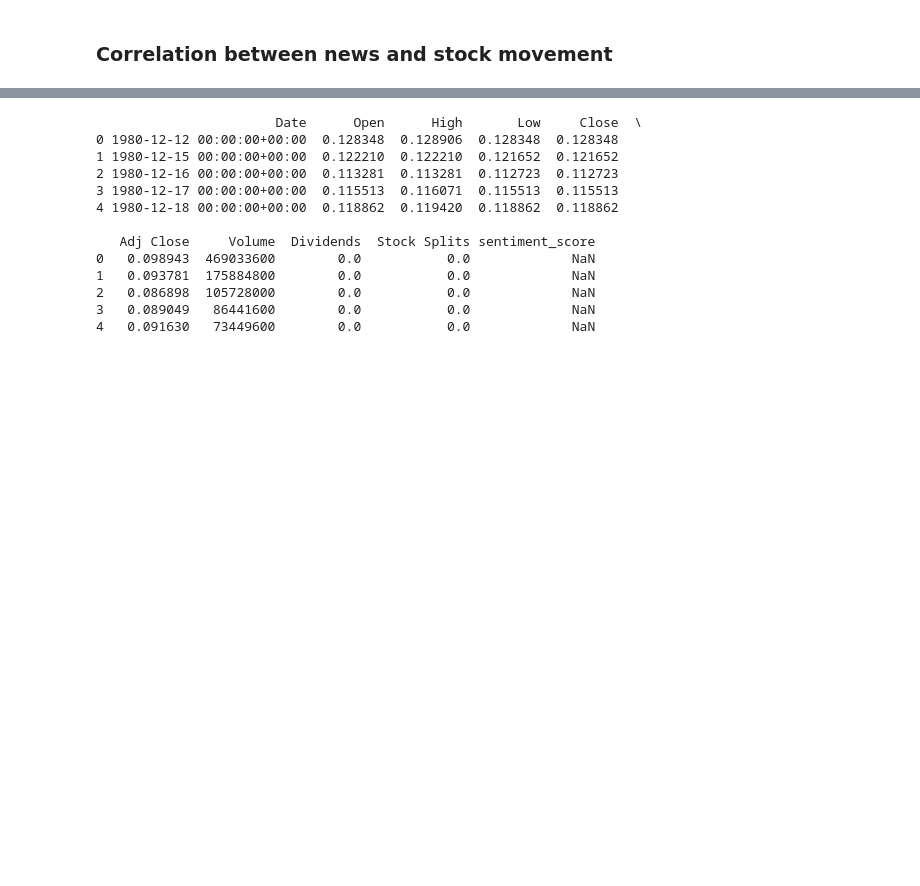
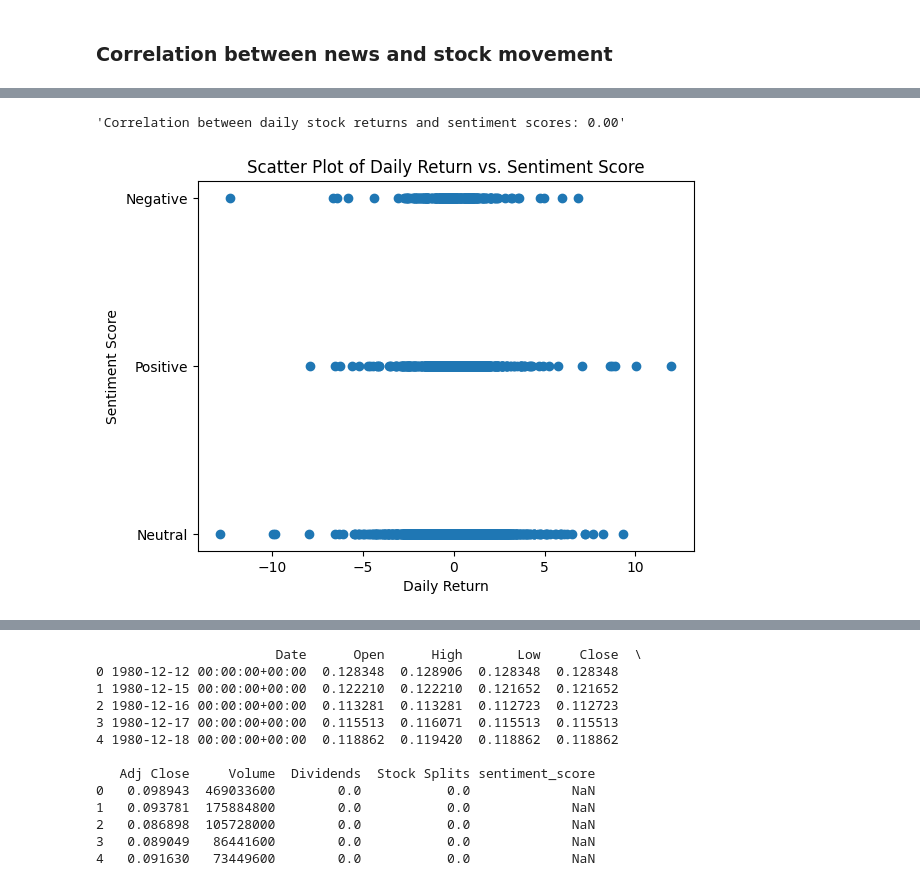
Before and after one commit to amannnnnyyyy/Stock-Price-Prediction, a Jupyter notebook: notebooks/analysis.ipynb, the cells around one changed output, grey strips where cells are left out. Saved outputs shown, nothing was run; the diff lists cells and outputs as text; code cells hidden in the pictures; blank space fills up the shorter version.

Commit message:
task 3 correction

```diff
--- a/notebooks/analysis.ipynb
+++ b/notebooks/analysis.ipynb
@@ -730,0 +747,9 @@ news = pd.read_csv('../docs/raw_analyst_ratings.csv')
+# %%
+#news['date'] = pd.to_datetime(news['date'],format='ISO8601')
+#stock_data['AAPL']['date'] = pd.to_datetime(stock_data['AAPL']['Date'],format='ISO8601')
+news['date'] = pd.to_datetime(news['date'],format='ISO8601').dt.tz_localize(None)
+stock_data['TSLA']['date'] = pd.to_datetime(stock_data['TSLA']['Date'],format='ISO8601').dt.tz_localize(None)
+# %%
+from IPython.display import display
+aligned_data = pd.merge(news, stock_data['TSLA'], on='date', how='inner')
+display(aligned_data)
@@ -730,0 +770,7 @@ news = pd.read_csv('../docs/raw_analyst_ratings.csv')
+# %%
+from scripts.getSentiment import get_sentiment
+from scripts.getSentiment import classify_sentiment_score
+
+aligned_data['sentiment'] = aligned_data['headline'].apply(get_sentiment)
+
+aligned_data['sentiment_score_class'] = aligned_data['sentiment'].apply(classify_sentiment_score)
@@ -730,0 +782,13 @@ news = pd.read_csv('../docs/raw_analyst_ratings.csv')
+# %%
+aligned_data['date'] = pd.to_datetime(aligned_data['date']).dt.tz_localize(None)
+
+# Sort DataFrame by date to ensure correct order
+stock_prices = aligned_data.sort_values(by='date')
+
+# Calculate daily stock returns
+stock_prices['daily_return'] = stock_prices['Close'].pct_change() * 100
+
+stock_prices['daily_return'] = stock_prices['daily_return'].fillna(0)
+
+# Display the DataFrame with daily returns
+display(stock_prices.head())
@@ -730,0 +802,13 @@ news = pd.read_csv('../docs/raw_analyst_ratings.csv')
+# %%
+correlation = stock_prices[['daily_return', 'sentiment']].corr().iloc[0, 1]
+display(f'Correlation between daily stock returns and sentiment scores: {correlation:.2f}')
+# %% [output]
+'Correlation between daily stock returns and sentiment scores: 0.00'
+# %%
+plt.scatter(stock_prices['daily_return'], stock_prices['sentiment_score_class'])
+plt.xlabel('Daily Return')
+plt.ylabel('Sentiment Score')
+plt.title('Scatter Plot of Daily Return vs. Sentiment Score')
+plt.show()
+# %% [output]
+[figure, added]
```
Also changed, not shown: parts of 5 cells of this notebook.
